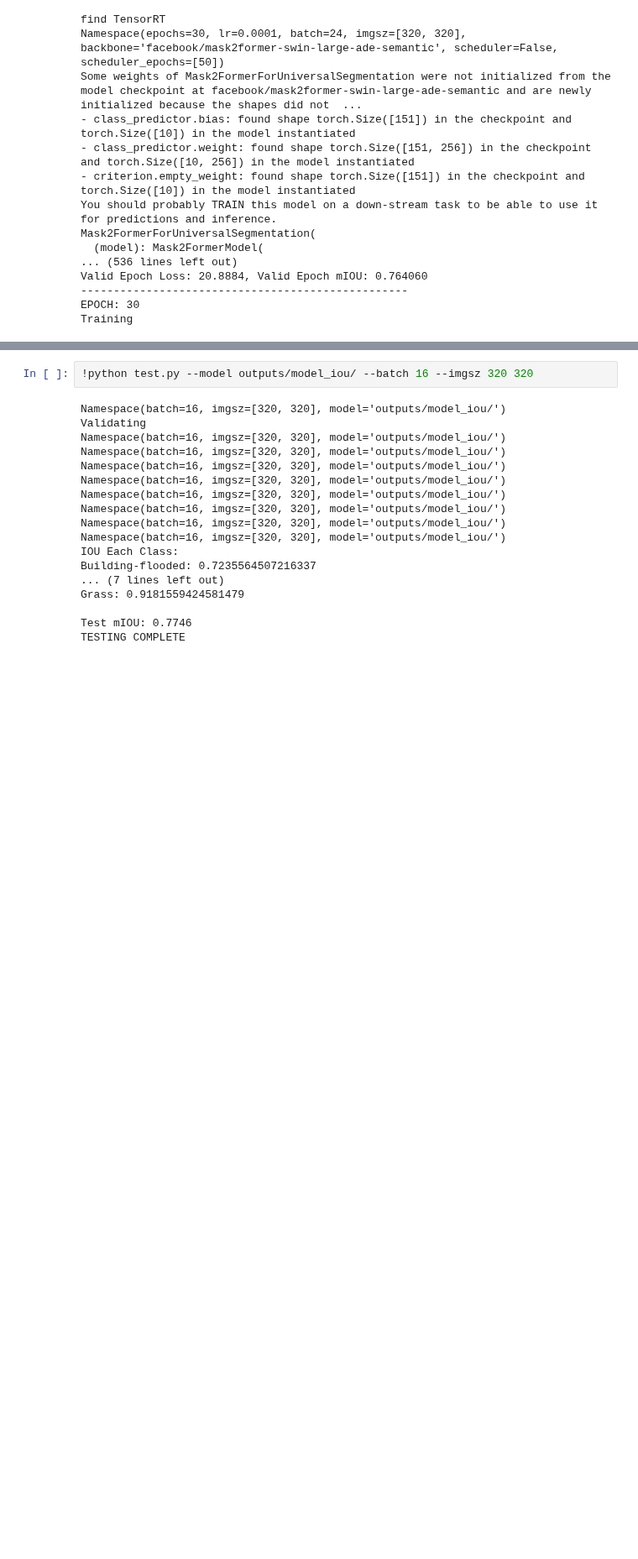
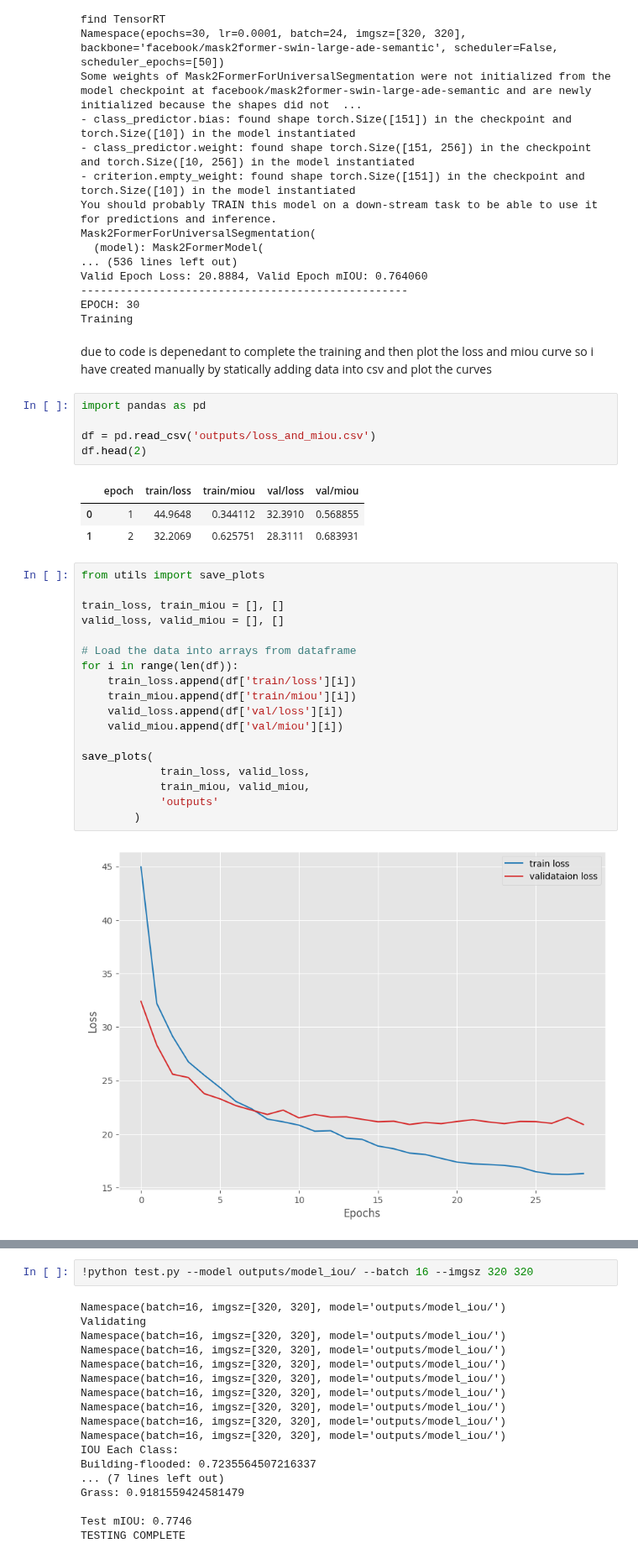
Before and after one commit to AbdulManaf12/Post-Flood-Disaster-Management, a Jupyter notebook: Segmentation/Segmentation-2/Mask2Former/training_(swin_large-50_epochs)-(320x320).ipynb, the cells around one changed output, grey strips where cells are left out. Shown at 84% size. Cells and saved outputs as stored; diff of their text form; blank space fills up the shorter version.

Commit message:
updates learning curves

```diff
--- a/Segmentation/Segmentation-2/Mask2Former/training_(swin_large-50_epochs)-(320x320).ipynb
+++ b/Segmentation/Segmentation-2/Mask2Former/training_(swin_large-50_epochs)-(320x320).ipynb
@@ -68,3 +68,34 @@ Valid Epoch Loss: 20.8884, Valid Epoch mIOU: 0.764060
 --------------------------------------------------
 EPOCH: 30
 Training
+# %% [markdown]
+due to code is depenedant to complete the training and then plot the loss and miou curve so i have created manually by statically adding data into csv and plot the curves
+# %%
+import pandas as pd
+
+df = pd.read_csv('outputs/loss_and_miou.csv')
+df.head(2)
+# %% [output]
+|  | epoch | train/loss | train/miou | val/loss | val/miou |
+| 0 | 1 | 44.9648 | 0.344112 | 32.3910 | 0.568855 |
+| 1 | 2 | 32.2069 | 0.625751 | 28.3111 | 0.683931 |
+# %%
+from utils import save_plots
+
+train_loss, train_miou = [], []
+valid_loss, valid_miou = [], []
+
+# Load the data into arrays from dataframe
+for i in range(len(df)):
+    train_loss.append(df['train/loss'][i])
+    train_miou.append(df['train/miou'][i])
+    valid_loss.append(df['val/loss'][i])
+    valid_miou.append(df['val/miou'][i])
+
+save_plots(
+            train_loss, valid_loss,
+            train_miou, valid_miou,
+            'outputs'
+        )
+# %% [output]
+[figure, added]
```
Also changed, not shown: parts of 1 cell of this notebook, 3 other files.
